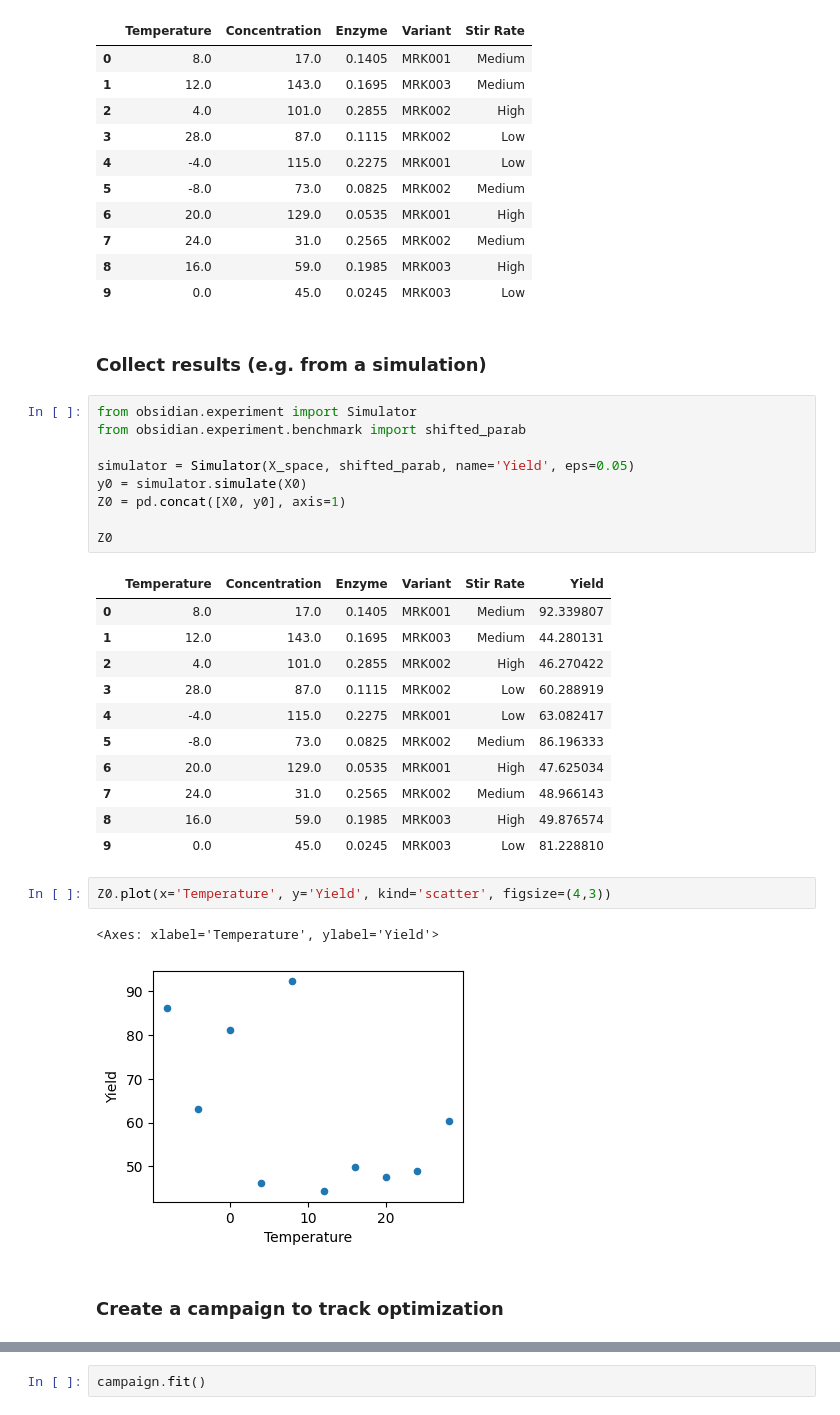
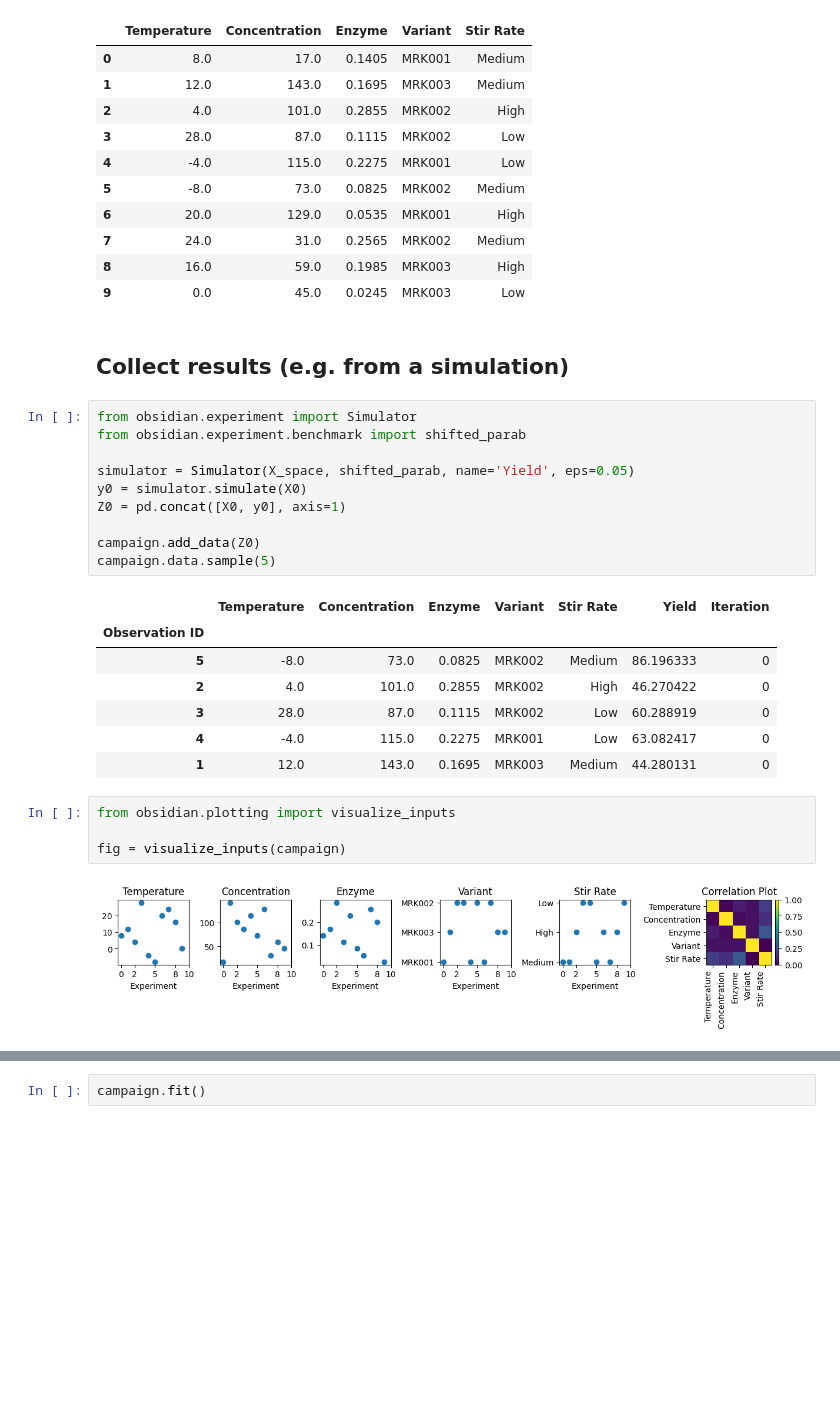
Before and after one commit to MSDLLCpapers/obsidian, a Jupyter notebook: demo/Simple single objective.ipynb, the cells around one changed output, grey strips where cells are left out. Cells and saved outputs as stored; diff of their text form; blank space fills up the shorter version.

```diff
--- a/demo/Simple single objective.ipynb
+++ b/demo/Simple single objective.ipynb
@@ -39,7 +41,7 @@ X0
 | 8 | 16.0 | 59.0 | 0.1985 | MRK003 | High |
 | 9 | 0.0 | 45.0 | 0.0245 | MRK003 | Low |
 # %% [markdown]
-### Collect results (e.g. from a simulation)
+## Collect results (e.g. from a simulation)
 # %%
 from obsidian.experiment import Simulator
 from obsidian.experiment.benchmark import shifted_parab
@@ -48,24 +50,20 @@ simulator = Simulator(X_space, shifted_parab, name='Yield', eps=0.05)
 y0 = simulator.simulate(X0)
 Z0 = pd.concat([X0, y0], axis=1)
 
-Z0
+campaign.add_data(Z0)
+campaign.data.sample(5)
 # %% [output]
-|  | Temperature | Concentration | Enzyme | Variant | Stir Rate | Yield |
-| 0 | 8.0 | 17.0 | 0.1405 | MRK001 | Medium | 92.339807 |
-| 1 | 12.0 | 143.0 | 0.1695 | MRK003 | Medium | 44.280131 |
-| 2 | 4.0 | 101.0 | 0.2855 | MRK002 | High | 46.270422 |
-| 3 | 28.0 | 87.0 | 0.1115 | MRK002 | Low | 60.288919 |
-| 4 | -4.0 | 115.0 | 0.2275 | MRK001 | Low | 63.082417 |
-| 5 | -8.0 | 73.0 | 0.0825 | MRK002 | Medium | 86.196333 |
-| 6 | 20.0 | 129.0 | 0.0535 | MRK001 | High | 47.625034 |
-| 7 | 24.0 | 31.0 | 0.2565 | MRK002 | Medium | 48.966143 |
-| 8 | 16.0 | 59.0 | 0.1985 | MRK003 | High | 49.876574 |
-| 9 | 0.0 | 45.0 | 0.0245 | MRK003 | Low | 81.228810 |
+|  | Temperature | Concentration | Enzyme | Variant | Stir Rate | Yield | Iteration |
+| Observation ID |  |  |  |  |  |  |  |
+| 5 | -8.0 | 73.0 | 0.0825 | MRK002 | Medium | 86.196333 | 0 |
+| 2 | 4.0 | 101.0 | 0.2855 | MRK002 | High | 46.270422 | 0 |
+| 3 | 28.0 | 87.0 | 0.1115 | MRK002 | Low | 60.288919 | 0 |
+| 4 | -4.0 | 115.0 | 0.2275 | MRK001 | Low | 63.082417 | 0 |
+| 1 | 12.0 | 143.0 | 0.1695 | MRK003 | Medium | 44.280131 | 0 |
-# %%
-Z0.plot(x='Temperature', y='Yield', kind='scatter', figsize=(4,3))
-# %% [output]
-<Axes: xlabel='Temperature', ylabel='Yield'>
-[figure, removed]
-# %% [markdown]
-### Create a campaign to track optimization
+# %%
+from obsidian.plotting import visualize_inputs
+
+fig = visualize_inputs(campaign)
+# %% [output]
+[figure, added]
 # %% [markdown]
```
Also changed, not shown: parts of 16 cells of this notebook, 1 other file.
